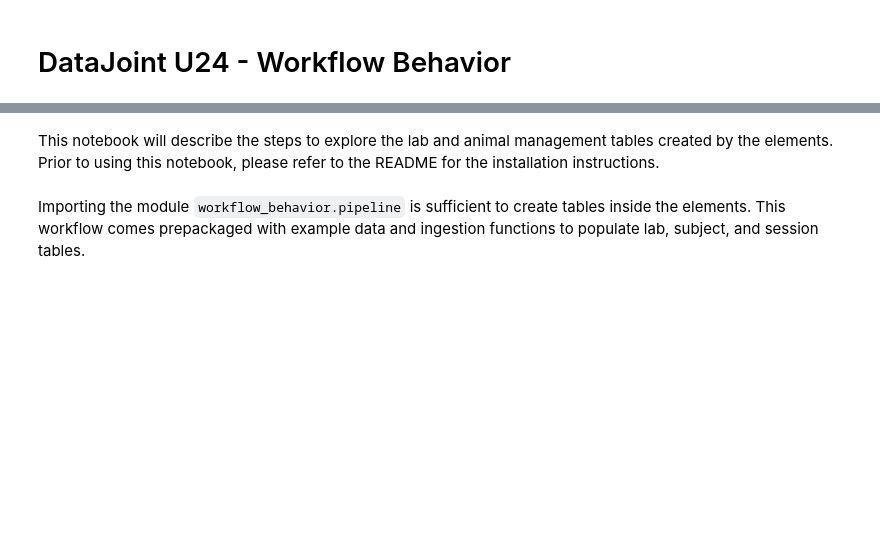
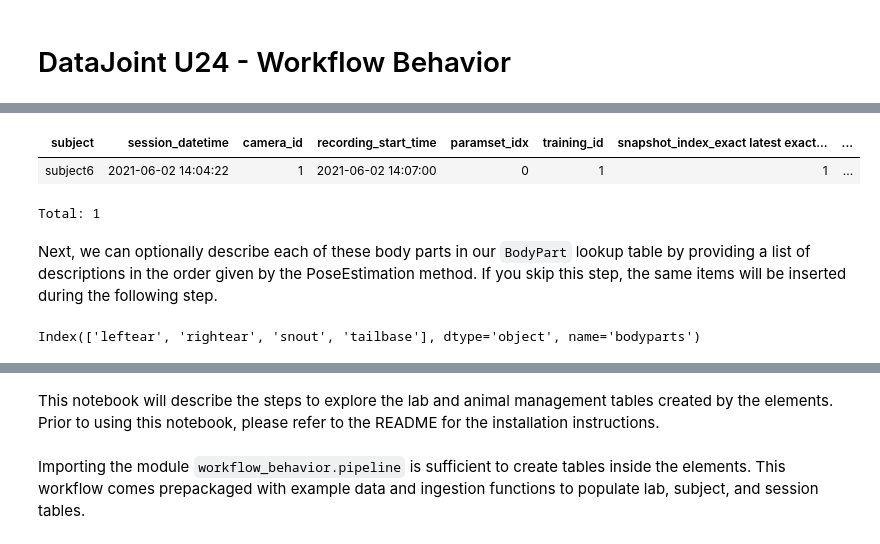
Before and after one commit to datajoint/element-deeplabcut, a Jupyter notebook: notebooks/1_Explore_Workflow.ipynb, the cells around one changed output, grey strips where cells are left out. Cells and saved outputs as stored; diff of their text form; code cells hidden in the pictures; blank space fills up the shorter version.

```diff
--- a/notebooks/1_Explore_Workflow.ipynb
+++ b/notebooks/1_Explore_Workflow.ipynb
@@ -83,0 +155,19 @@ Total: 9
+# %%
+dlc.ModelTraining()
+# %% [output]
+| subject | session_datetime | camera_id | recording_start_time | paramset_idx | training_id | snapshot_index_exact latest exact... | ... |
+| subject6 | 2021-06-02 14:04:22 | 1 | 2021-06-02 14:07:00 | 0 | 1 | 1 | ... |
+Total: 1
+# %% [markdown]
+Next, we can optionally describe each of these body parts in our `BodyPart` lookup
+table by providing a list of descriptions in the order given by the PoseEstimation
+method. If you skip this step, the same items will be inserted during the following
+step.
+# %%
+from element_deeplabcut.readers.dlc_reader import PoseEstimation
+print(PoseEstimation(data_dir).body_parts)
+description_list = ['Left Ear', 'Right Ear', 'Snout tip', 'Base of the Tail']
+dlc.BodyPart.insert_all_from_model(train_key,skip_duplicates=True,
+                                   description_list=description_list)
+# %% [output]
+Index(['leftear', 'rightear', 'snout', 'tailbase'], dtype='object', name='bodyparts')
```
Also changed, not shown: parts of 41 cells of this notebook, 13 other files.
